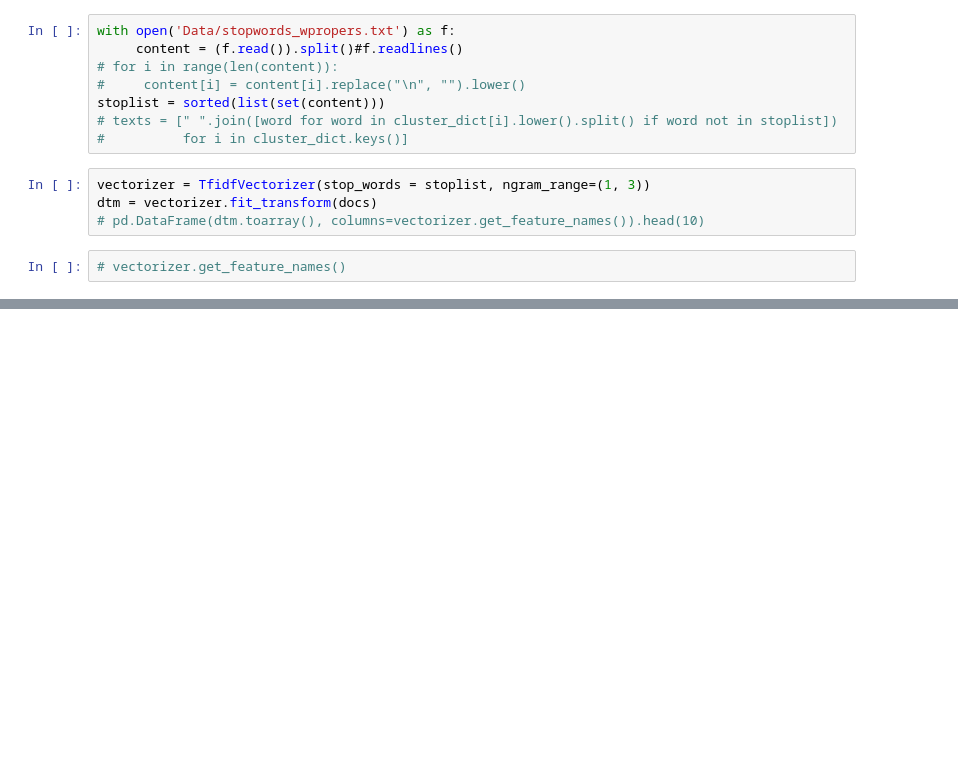
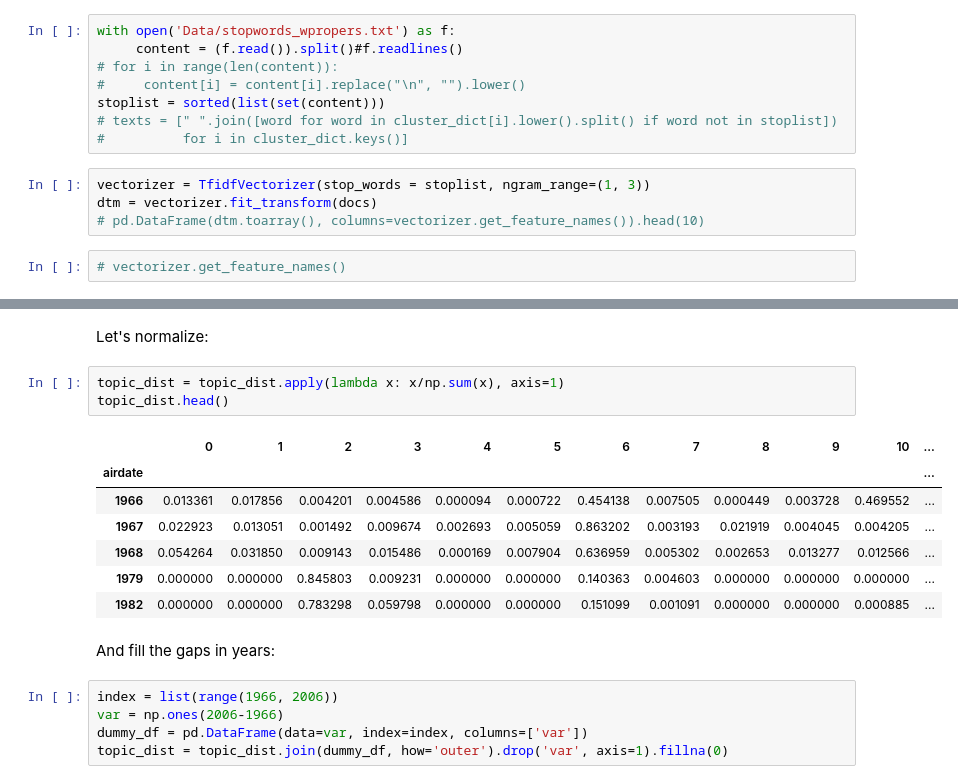
Before and after one commit to aleksod/Main_Repo, a Jupyter notebook: Projects/Space-Wars/TF-IDF_and_NMF.ipynb, the cells around one changed output, grey strips where cells are left out. Drawn from its saved outputs; the diff is of its cells as text; blank space fills up the shorter version.

```diff
--- a/Projects/Space-Wars/TF-IDF_and_NMF.ipynb
+++ b/Projects/Space-Wars/TF-IDF_and_NMF.ipynb
@@ -175,0 +179,20 @@ array([[  6.33850614e-03,   0.00000000e+00,   4.53588539e-05, ...,
+# %% [markdown]
+Let's normalize:
+# %%
+topic_dist = topic_dist.apply(lambda x: x/np.sum(x), axis=1)
+topic_dist.head()
+# %% [output]
+|  | 0 | 1 | 2 | 3 | 4 | 5 | 6 | 7 | 8 | 9 | 10 | ... |
+| airdate |  |  |  |  |  |  |  |  |  |  |  | ... |
+| 1966 | 0.013361 | 0.017856 | 0.004201 | 0.004586 | 0.000094 | 0.000722 | 0.454138 | 0.007505 | 0.000449 | 0.003728 | 0.469552 | ... |
+| 1967 | 0.022923 | 0.013051 | 0.001492 | 0.009674 | 0.002693 | 0.005059 | 0.863202 | 0.003193 | 0.021919 | 0.004045 | 0.004205 | ... |
+| 1968 | 0.054264 | 0.031850 | 0.009143 | 0.015486 | 0.000169 | 0.007904 | 0.636959 | 0.005302 | 0.002653 | 0.013277 | 0.012566 | ... |
+| 1979 | 0.000000 | 0.000000 | 0.845803 | 0.009231 | 0.000000 | 0.000000 | 0.140363 | 0.004603 | 0.000000 | 0.000000 | 0.000000 | ... |
+| 1982 | 0.000000 | 0.000000 | 0.783298 | 0.059798 | 0.000000 | 0.000000 | 0.151099 | 0.001091 | 0.000000 | 0.000000 | 0.000885 | ... |
+# %% [markdown]
+And fill the gaps in years:
+# %%
+index = list(range(1966, 2006))
+var = np.ones(2006-1966)
+dummy_df = pd.DataFrame(data=var, index=index, columns=['var'])
+topic_dist = topic_dist.join(dummy_df, how='outer').drop('var', axis=1).fillna(0)
```
Also changed, not shown: parts of 45 cells of this notebook, 1 other file.
